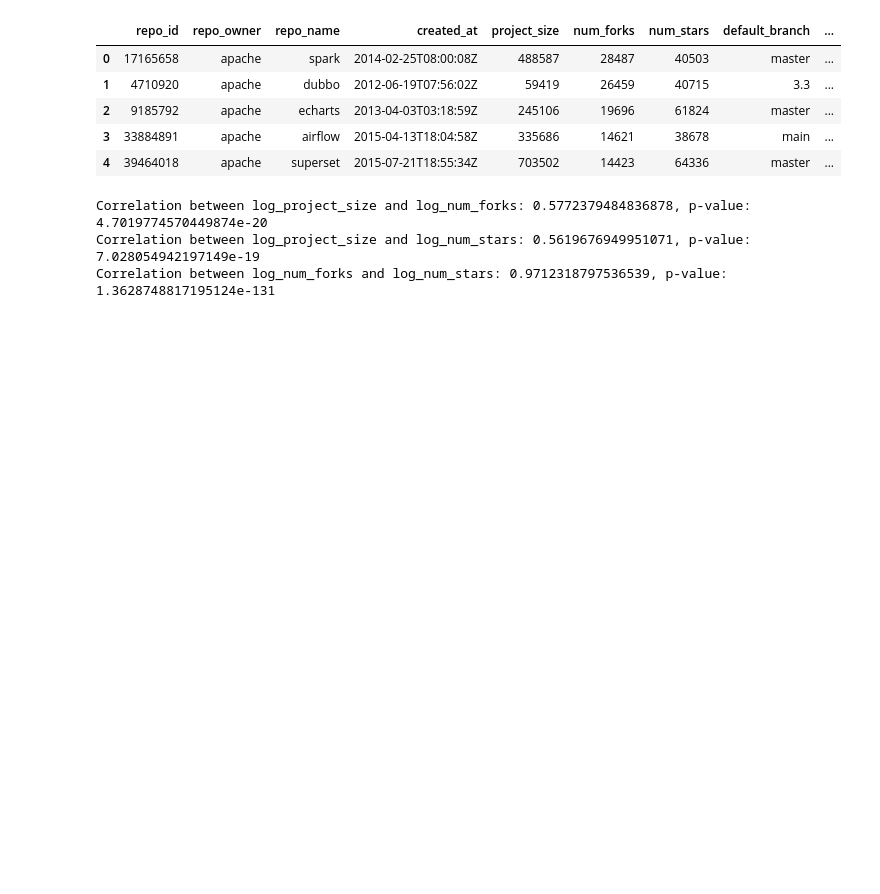
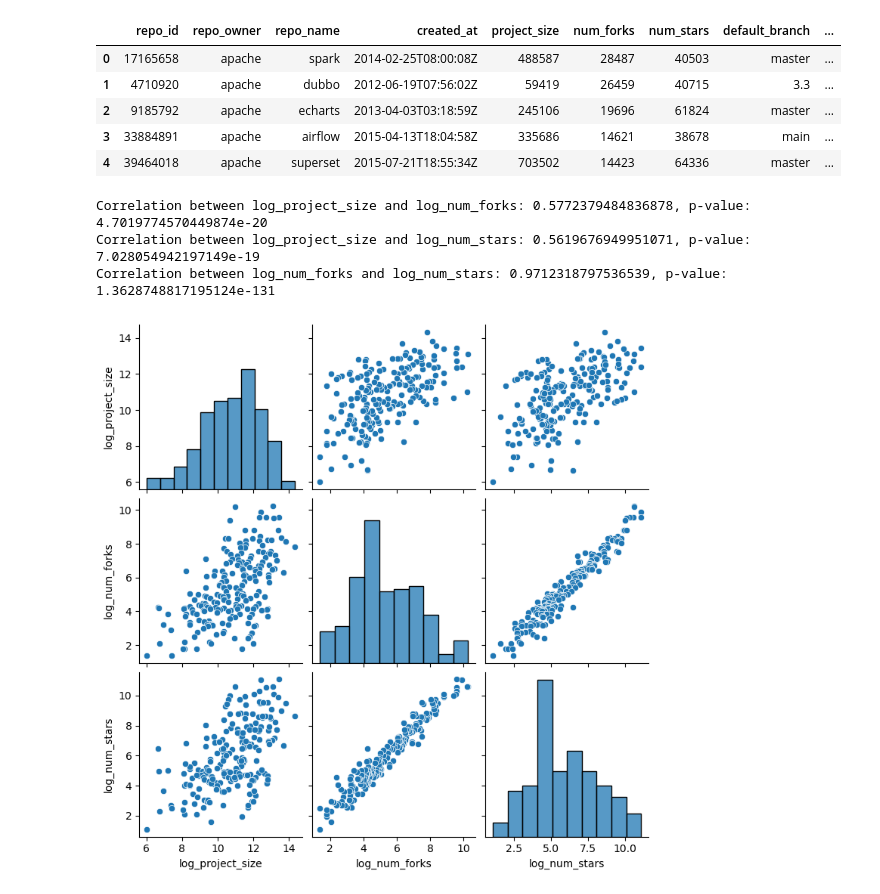
Before and after one commit to helenxie-bit/fork-and-sustainability, a Jupyter notebook: Fork_CDA.ipynb, the cells around one changed output. Saved outputs shown, nothing was run; the diff lists cells and outputs as text; code cells hidden in the pictures; blank space fills up the shorter version.

```diff
--- a/Fork_CDA.ipynb
+++ b/Fork_CDA.ipynb
@@ -104,3 +104,8 @@ print(f"Correlation between log_num_forks and log_num_stars: {corr3}, p-value: {
 Correlation between log_project_size and log_num_forks: 0.5772379484836878, p-value: 4.7019774570449874e-20
 Correlation between log_project_size and log_num_stars: 0.5619676949951071, p-value: 7.028054942197149e-19
 Correlation between log_num_forks and log_num_stars: 0.9712318797536539, p-value: 1.3628748817195124e-131
+# %%
+sns.pairplot(df_repo[['log_project_size', 'log_num_forks', 'log_num_stars']])
+plt.show()
+# %% [output]
+[figure, added]
```
Also changed, not shown: parts of 3 cells of this notebook.
